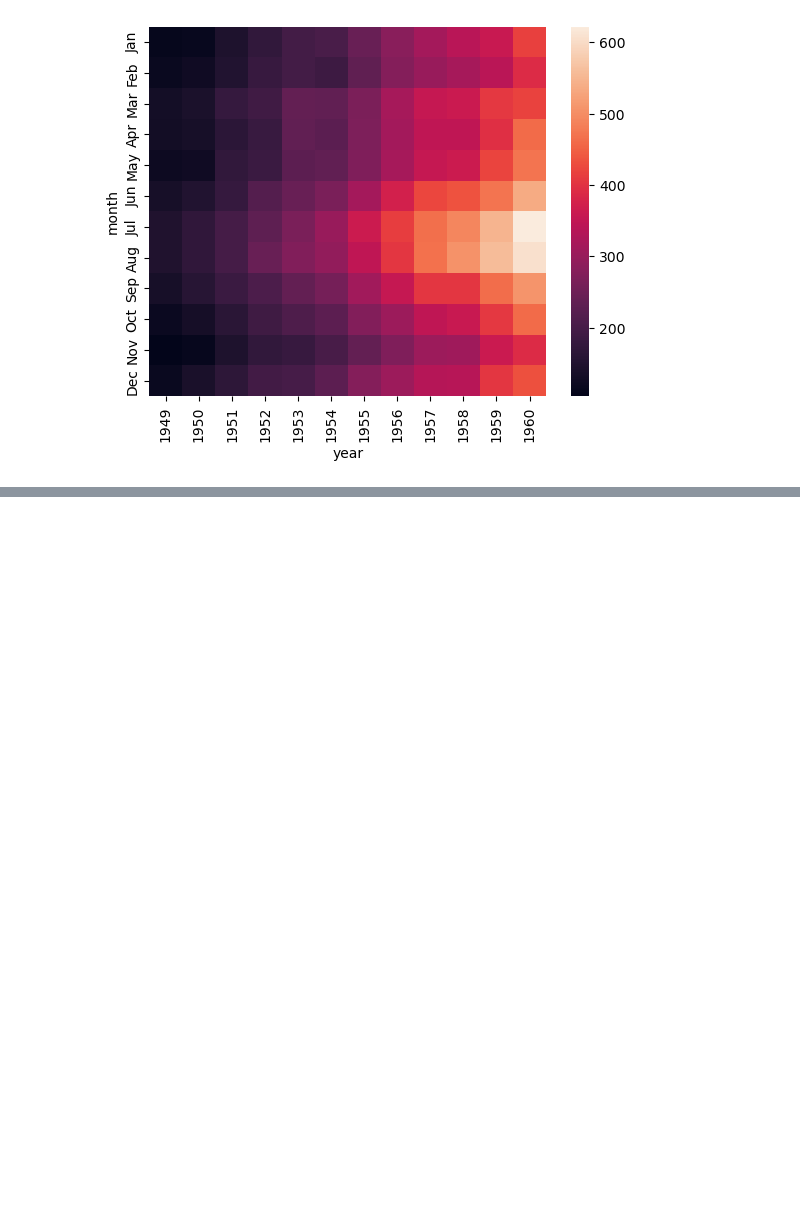
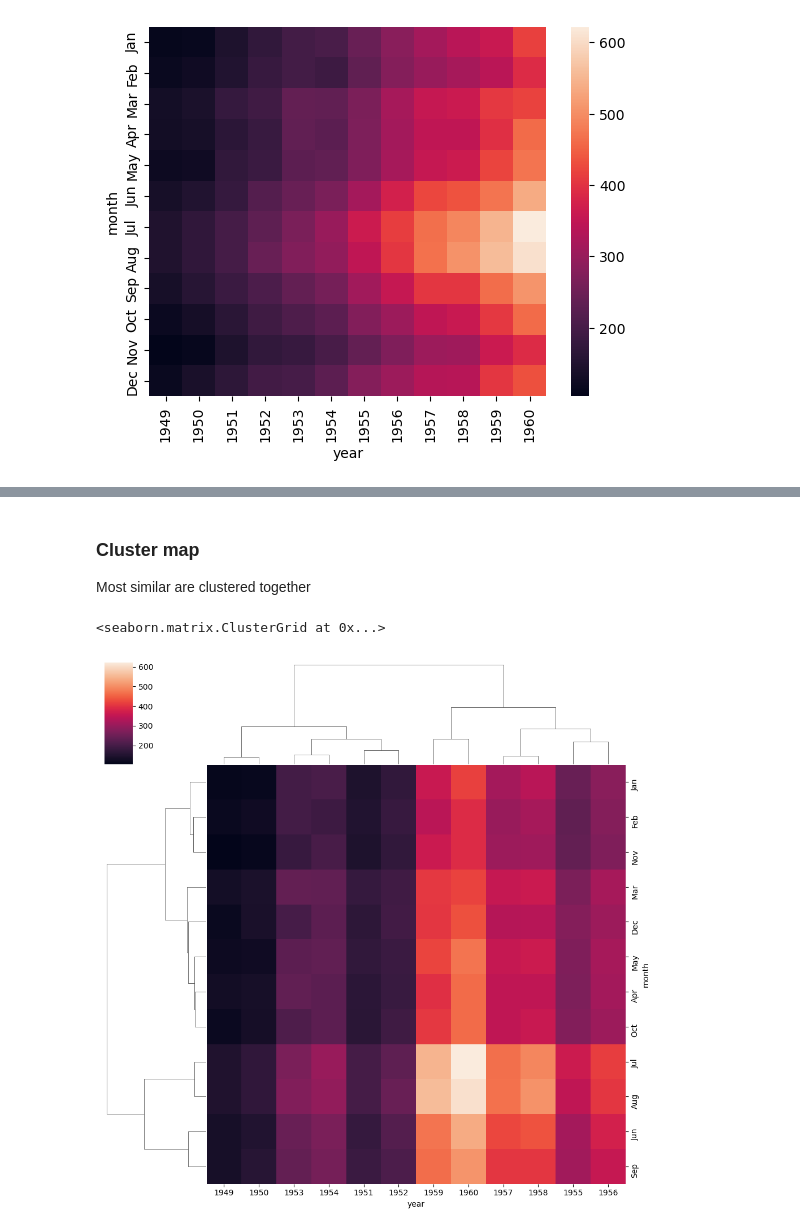
Before and after one commit to fahamin5149/Python-for-DS, a Jupyter notebook: 5-Seaborn/Seaborn.ipynb, the cells around one changed output, grey strips where cells are left out. Drawn from its saved outputs; the diff is of its cells as text; code cells hidden in the pictures; blank space fills up the shorter version.

```diff
--- a/5-Seaborn/Seaborn.ipynb
+++ b/5-Seaborn/Seaborn.ipynb
@@ -323,0 +324,9 @@ sns.heatmap(fp, cmap='magme')
+# %% [markdown]
+### Cluster map
+
+Most similar are clustered together
+# %%
+sns.clustermap(fp)
+# %% [output]
+<seaborn.matrix.ClusterGrid at 0x...>
+[figure, added]
```
Also changed, not shown: parts of 3 cells of this notebook.
